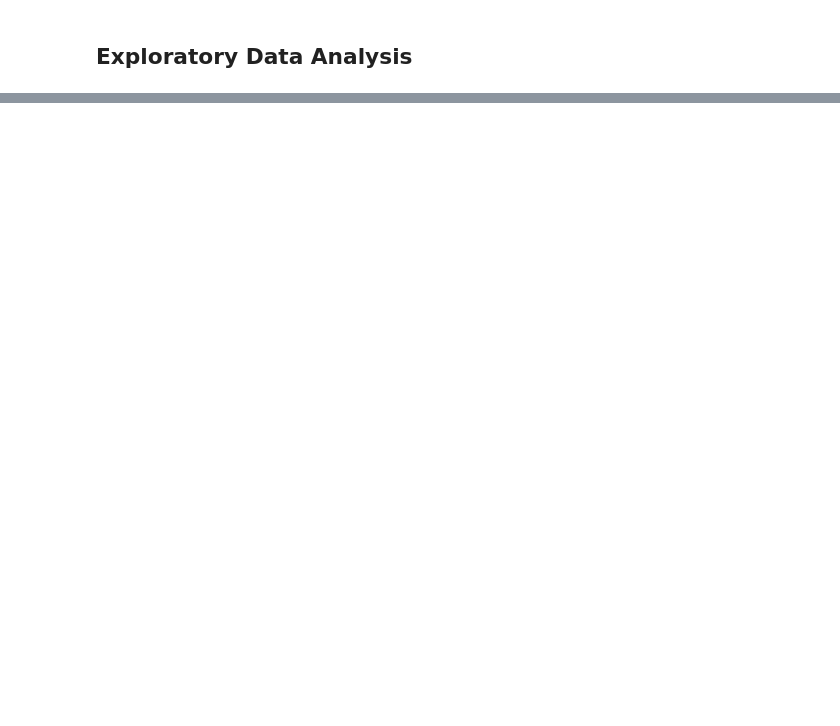
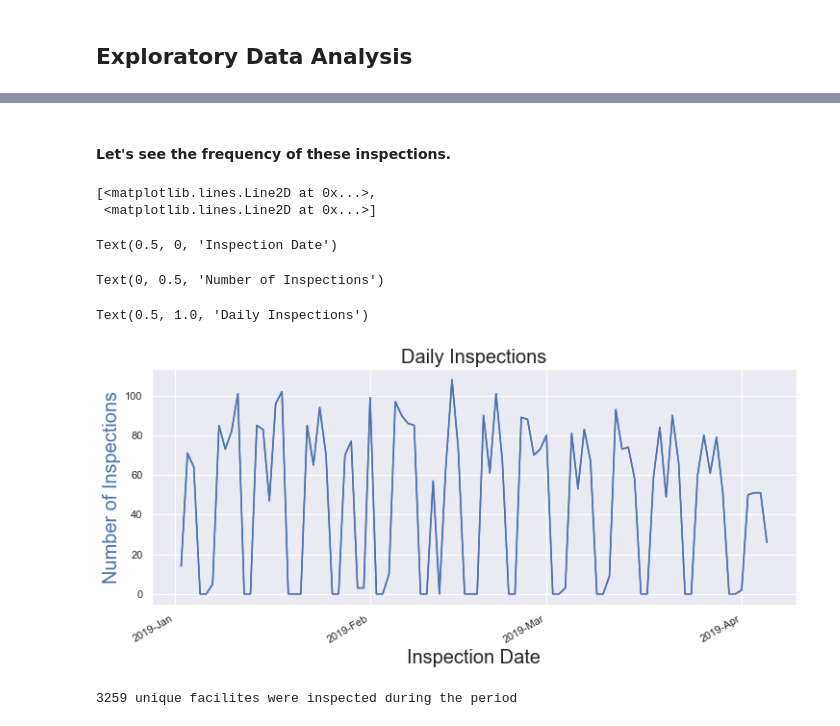
Before and after one commit to drimal/chicagofood, a Jupyter notebook: notebooks/ChicagoFood.ipynb, the cells around one changed output, grey strips where cells are left out. Cells and saved outputs as stored; diff of their text form; code cells hidden in the pictures; blank space fills up the shorter version.

```diff
--- a/notebooks/ChicagoFood.ipynb
+++ b/notebooks/ChicagoFood.ipynb
@@ -100,0 +130,32 @@ Text(0.5, 1.0, 'Number of Inspections')
+# %% [markdown]
+#### Let's see the frequency of these inspections.
+# %%
+per_day = pd.DataFrame()
+per_day =  food_data[['inspection_date', 'inspection_id']]
+per_day = per_day.set_index(pd.to_datetime(per_day['inspection_date']))
+per_day = per_day.resample('D').count()
+plt.rcParams['figure.figsize'] = 12,5
+fig, ax = plt.subplots()
+fig.autofmt_xdate()
+#
+ax.xaxis.set_major_locator(mdates.MonthLocator())
+ax.xaxis.set_minor_locator(mdates.DayLocator())
+monthFmt = mdates.DateFormatter('%Y-%b')
+ax.xaxis.set_major_formatter(monthFmt)
+
+plt.plot(per_day.index, per_day, 'b-')
+plt.xlabel('Inspection Date')
+plt.ylabel('Number of Inspections', color='b')
+plt.title('Daily Inspections')
+plt.show()
+# %% [output]
+[<matplotlib.lines.Line2D at 0x...>,
+ <matplotlib.lines.Line2D at 0x...>]
+Text(0.5, 0, 'Inspection Date')
+Text(0, 0.5, 'Number of Inspections')
+Text(0.5, 1.0, 'Daily Inspections')
+[figure, added]
+# %%
+print("%s unique facilites were inspected during the period" %food_data['license'].nunique())
+# %% [output]
+3259 unique facilites were inspected during the period
```
Also changed, not shown: parts of 131 cells of this notebook.
